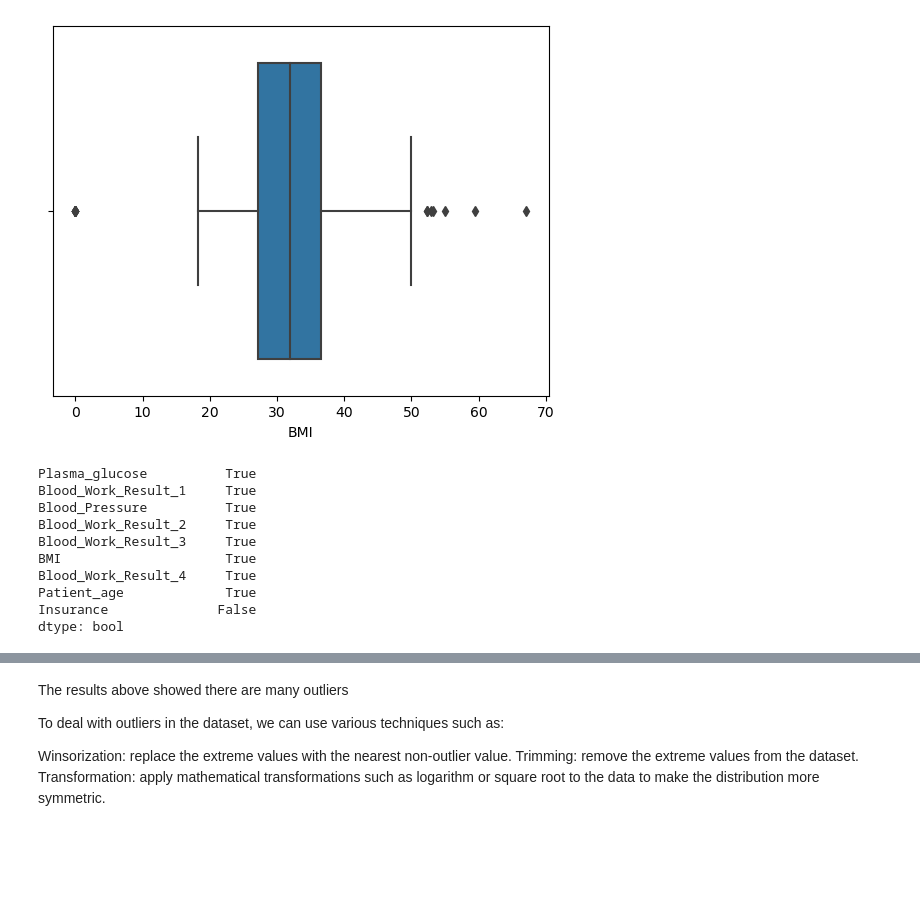
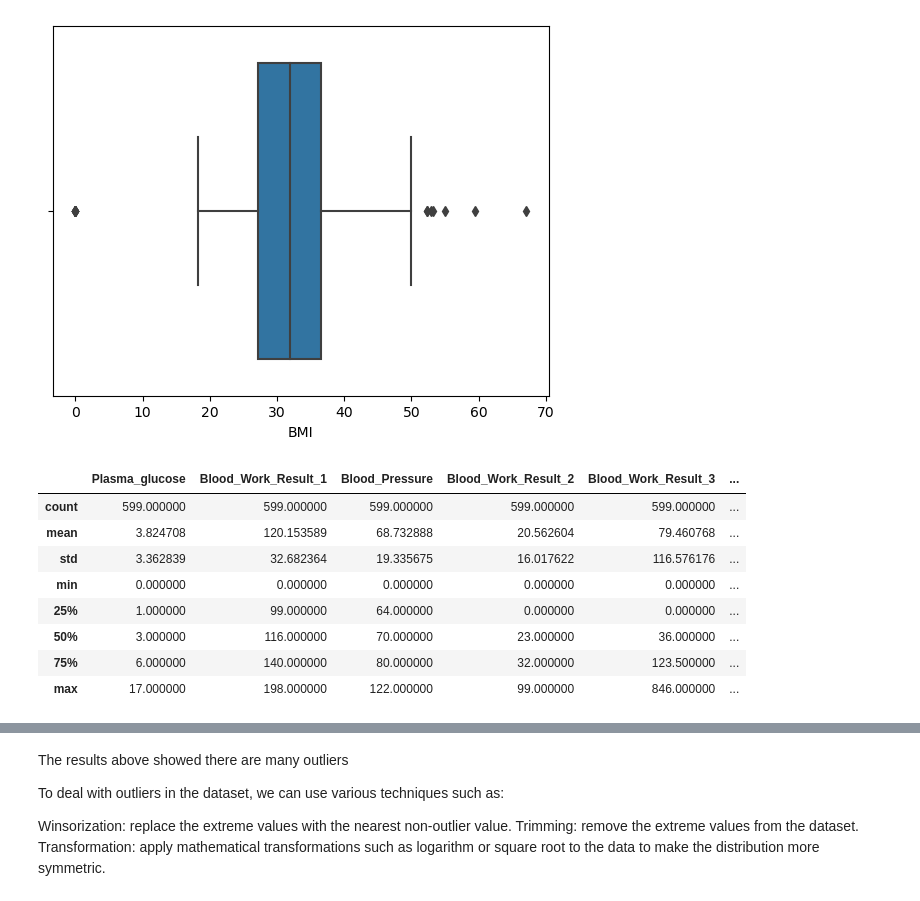
Before and after one commit to ikoghoemmanuell/Sepsis-Prediction-with-ML-and-FastAPI, a Jupyter notebook: sepsis.ipynb, the cells around one changed output, grey strips where cells are left out. Drawn from its saved outputs; the diff is of its cells as text; code cells hidden in the pictures; blank space fills up the shorter version.

```diff
--- a/sepsis.ipynb
+++ b/sepsis.ipynb
@@ -199,25 +197,15 @@ sns.boxplot(x=data['BMI'])
 # %% [output]
 <AxesSubplot:xlabel='BMI'>
 [figure]
-# %%
-# Check for outliers by applying the IQR method checking
-# Select only the numeric columns
-numerical_features = data.select_dtypes(include=[np.number]).columns.tolist()
-df = data[numerical_features]
-
-Q1 = df.quantile(0.25)
-Q3 = df.quantile(0.75)
-IQR = Q3-Q1
-IQR
-((df < (Q1-1.5 * IQR)) | (df > (Q3 + 1.5 * IQR))).any()
-# %% [output]
-Plasma_glucose          True
-Blood_Work_Result_1     True
-Blood_Pressure          True
-Blood_Work_Result_2     True
-Blood_Work_Result_3     True
-BMI                     True
-Blood_Work_Result_4     True
-Patient_age             True
-Insurance              False
-dtype: bool
+# %%
+data.describe()
+# %% [output]
+|  | Plasma_glucose | Blood_Work_Result_1 | Blood_Pressure | Blood_Work_Result_2 | Blood_Work_Result_3 | ... |
+| count | 599.000000 | 599.000000 | 599.000000 | 599.000000 | 599.000000 | ... |
+| mean | 3.824708 | 120.153589 | 68.732888 | 20.562604 | 79.460768 | ... |
+| std | 3.362839 | 32.682364 | 19.335675 | 16.017622 | 116.576176 | ... |
+| min | 0.000000 | 0.000000 | 0.000000 | 0.000000 | 0.000000 | ... |
+| 25% | 1.000000 | 99.000000 | 64.000000 | 0.000000 | 0.000000 | ... |
+| 50% | 3.000000 | 116.000000 | 70.000000 | 23.000000 | 36.000000 | ... |
+| 75% | 6.000000 | 140.000000 | 80.000000 | 32.000000 | 123.500000 | ... |
+| max | 17.000000 | 198.000000 | 122.000000 | 99.000000 | 846.000000 | ... |
```
Also changed, not shown: parts of 42 cells of this notebook.
